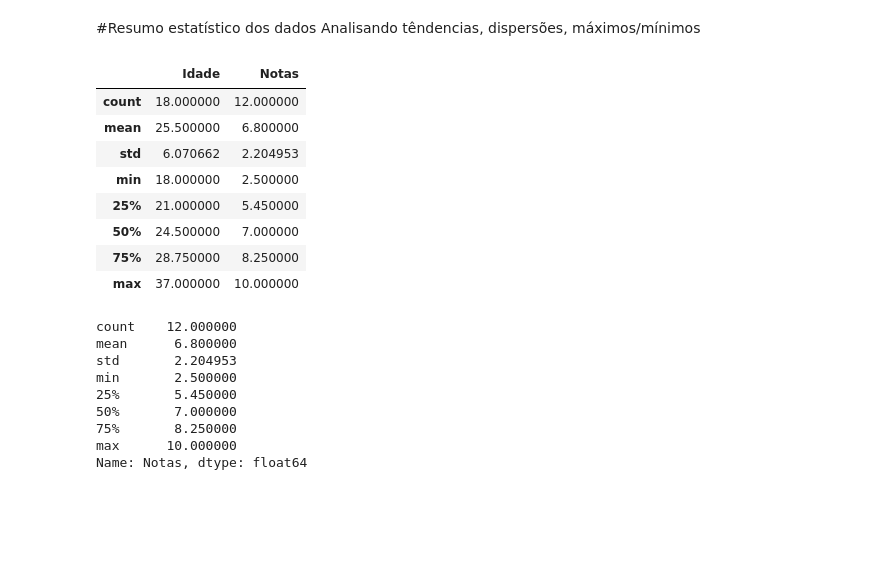
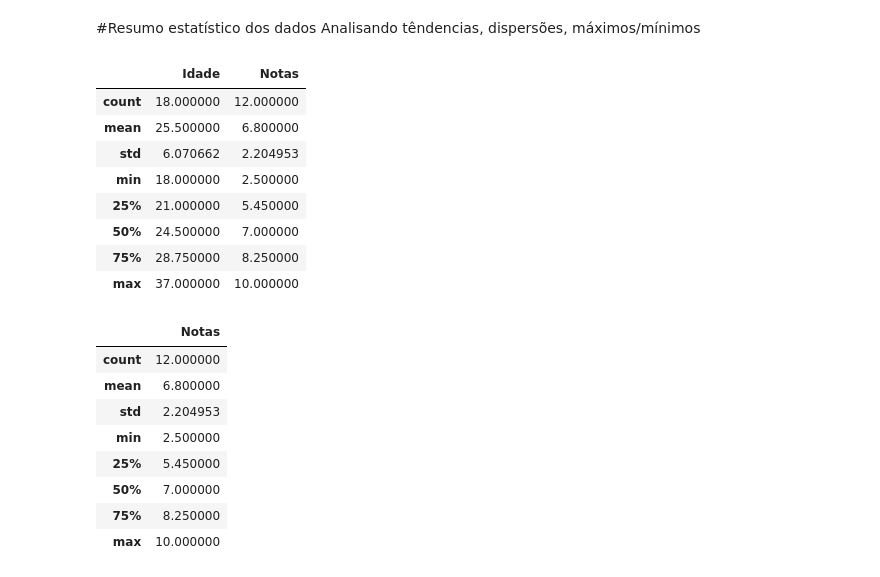
Before and after one commit to DiegoF-G/Pandas, a Jupyter notebook: pandas01.ipynb, the cells around one changed output. Cells and saved outputs as stored; diff of their text form; code cells hidden in the pictures; blank space fills up the shorter version.

```diff
--- a/pandas01.ipynb
+++ b/pandas01.ipynb
@@ -120,26 +119,26 @@ Analisando têndencias, dispersões, máximos/mínimos
 # %%
 # Método describe
 display(dados.describe())
 
 # Analisando apenas estatísticas das notas
 print()
-display(dados.describe()['Notas'])
+display(dados.describe()[['Notas']])
 # %% [output]
 |  | Idade | Notas |
 | count | 18.000000 | 12.000000 |
 | mean | 25.500000 | 6.800000 |
 | std | 6.070662 | 2.204953 |
 | min | 18.000000 | 2.500000 |
 | 25% | 21.000000 | 5.450000 |
 | 50% | 24.500000 | 7.000000 |
 | 75% | 28.750000 | 8.250000 |
 | max | 37.000000 | 10.000000 |
-count    12.000000
-mean      6.800000
-std       2.204953
-min       2.500000
-25%       5.450000
-50%       7.000000
-75%       8.250000
-max      10.000000
-Name: Notas, dtype: float64
+|  | Notas |
+| count | 12.000000 |
+| mean | 6.800000 |
+| std | 2.204953 |
+| min | 2.500000 |
+| 25% | 5.450000 |
+| 50% | 7.000000 |
+| 75% | 8.250000 |
+| max | 10.000000 |
```
Also changed, not shown: parts of 4 cells of this notebook.
